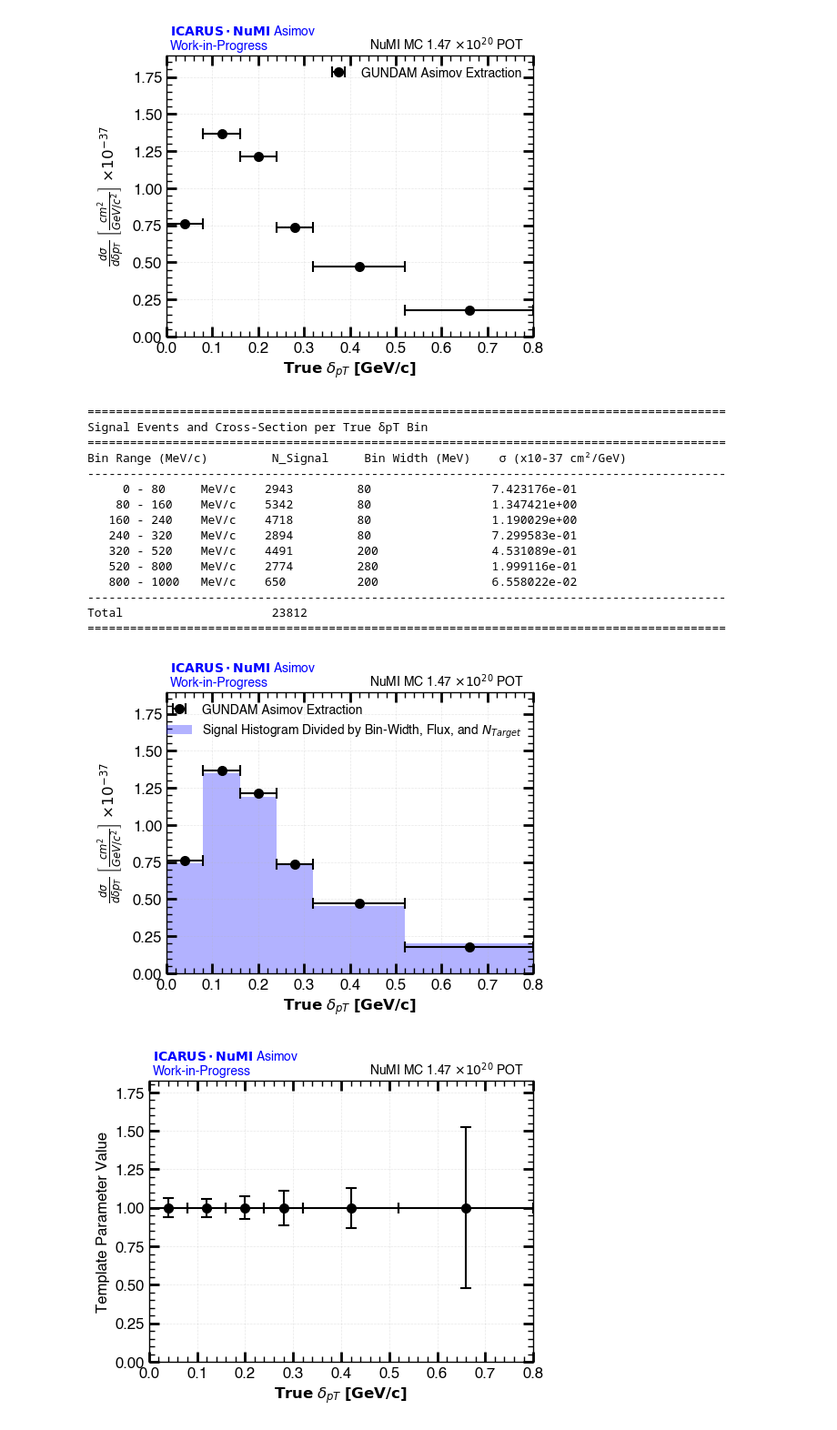
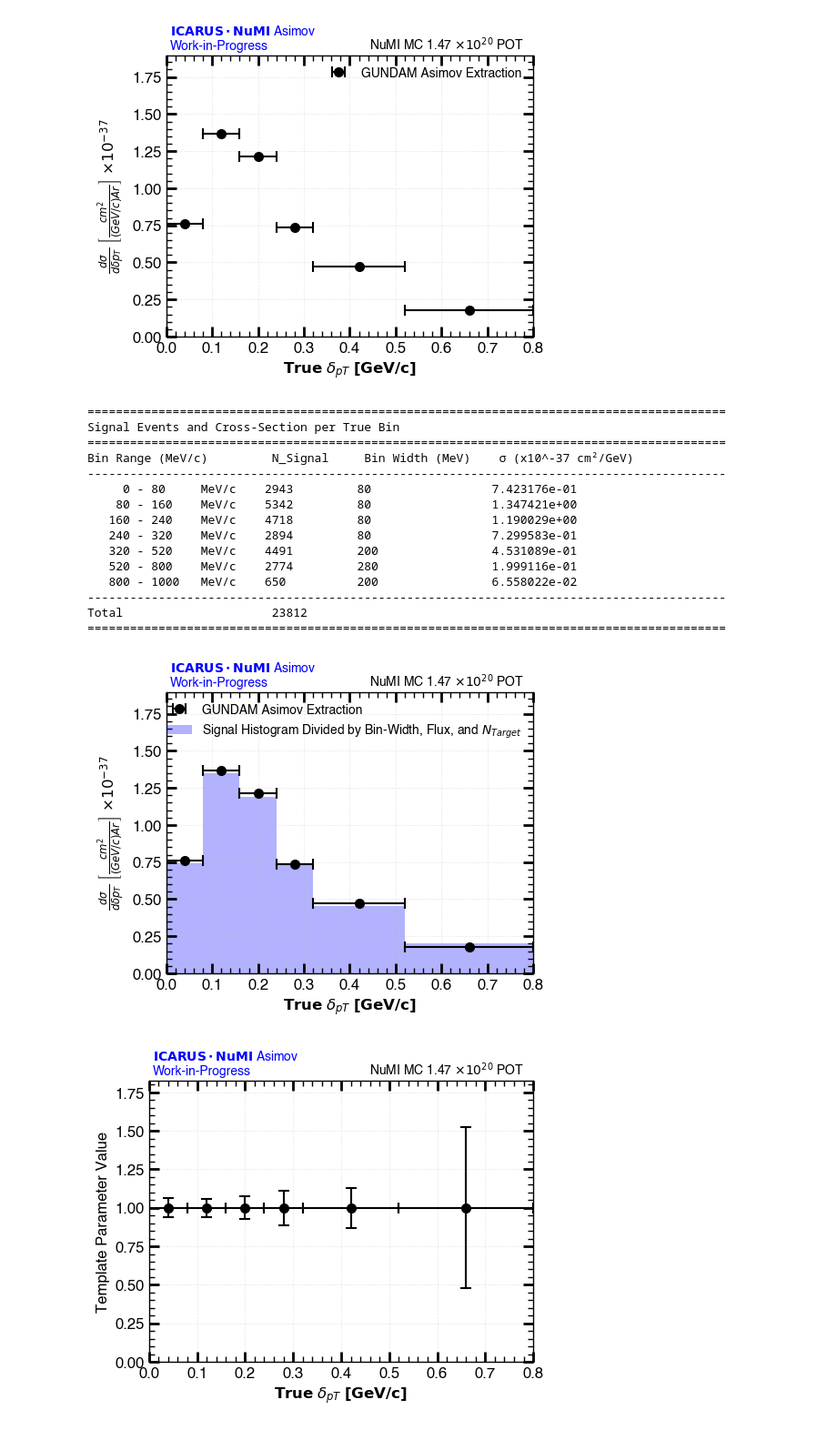
Before and after one commit to rvizarreta/gundam-icarus, a Jupyter notebook: Notebooks/Asimov_Studies.ipynb, the cells around one changed output. Shown at 91% size. Saved outputs shown, nothing was run; the diff lists cells and outputs as text; code cells hidden in the pictures.

```diff
--- a/Notebooks/Asimov_Studies.ipynb
+++ b/Notebooks/Asimov_Studies.ipynb
@@ -4,19 +4,20 @@ from src.plot_manual_cross_section import overlay_manual_cross_section
 # %%
 fig_xs, ax_xs = plot_scatter(
         filename='/Users/rvizarreta/Library/CloudStorage/GoogleDrive-rvizarreta14@gmail.com/My Drive/🏛 PhD Repository/🚀 Research/🤖 Experiments&Projects/ICARUS/ICARUS_CC0pi_GUNDAM/data/exampleXSec.root',
         is_cross_section = True,
         hist_path="calcXsec/histograms/TrueDeltaPT_XS_TH1D;1",
         xlabel=r'$\mathbf{True}$ $\delta_{pT}$ $\mathbf{[GeV/c]}$',
-        ylabel=r'$\frac{d\sigma}{d\delta p_T}$ $\left[\frac{cm^2}{GeV/c^2}\right]$ $\times 10^{-37}$',
+        ylabel=r'$\frac{d\sigma}{d\delta p_T}$ $\left[\frac{cm^2}{(GeV/c)Ar}\right]$ $\times 10^{-37}$',
         bin_edges_labels=[0.0, 0.08, 0.16, 0.24, 0.32, 0.52, 0.8],
         is_y_errors = False,
         title_line1=r'$\bf{ICARUS \cdot NuMI}$ Asimov' + '\n' + 'Work-in-Progress',
         label="GUNDAM Asimov Extraction",
         output_name='Plots/TrueDeltaPT_XS.png',
-        pot=r'NuMI MC 1.47 $\times 10^{20}$ POT'
+        pot=r'NuMI MC 1.47 $\times 10^{20}$ POT',
+        scaling_power_of_10=1e40
 )
 # %% [output]
-[figure, old version]
+[figure, new version]
 # %%
 bins_mev = [(0, 80), (80, 160), (160, 240), (240, 320), (320, 520), (520, 800), (800, 1000)]
 # Overlay manual calculation
@@ -30,14 +31,17 @@ fig, ax, xs = overlay_manual_cross_section(
     color='blue',
     marker='s',
     label=r'Signal Histogram Divided by Bin-Width, Flux, and $N_{Target}$',
+    variable_name="true_dpT",
+    scaling_power_of_10=1e37,
+    energy_conversion=True
 )
 fig.savefig('Plots/TrueDeltaPT_XS_Asimov.png', dpi=300, bbox_inches='tight')
 display(fig)
 # %% [output]
 ==========================================================================================
-Signal Events and Cross-Section per True δpT Bin
+Signal Events and Cross-Section per True Bin
 ==========================================================================================
-Bin Range (MeV/c)         N_Signal     Bin Width (MeV)    σ (x10-37 cm²/GeV)
+Bin Range (MeV/c)         N_Signal     Bin Width (MeV)    σ (x10^-37 cm²/GeV)
 ------------------------------------------------------------------------------------------
      0 - 80     MeV/c    2943         80                 7.423176e-01
     80 - 160    MeV/c    5342         80                 1.347421e+00
@@ -49,7 +53,7 @@ Bin Range (MeV/c)         N_Signal     Bin Width (MeV)    σ (x10-37 cm²/GeV)
 ------------------------------------------------------------------------------------------
 Total                     23812
 ==========================================================================================
-[figure, old version]
+[figure, new version]
 # %%
 fig_template, ax_template = plot_scatter(
         filename='/Users/rvizarreta/Library/CloudStorage/GoogleDrive-rvizarreta14@gmail.com/My Drive/🏛 PhD Repository/🚀 Research/🤖 Experiments&Projects/ICARUS/ICARUS_CC0pi_GUNDAM/data/exampleAsimov.root',
```
Also changed, not shown: parts of 3 cells of this notebook, 2 other files.
